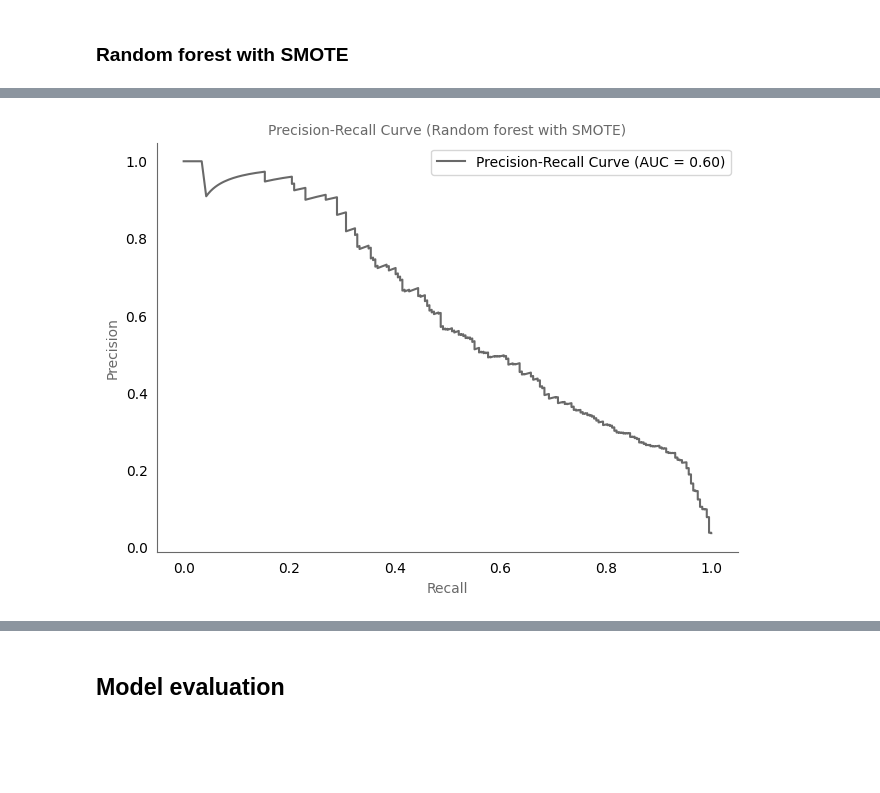
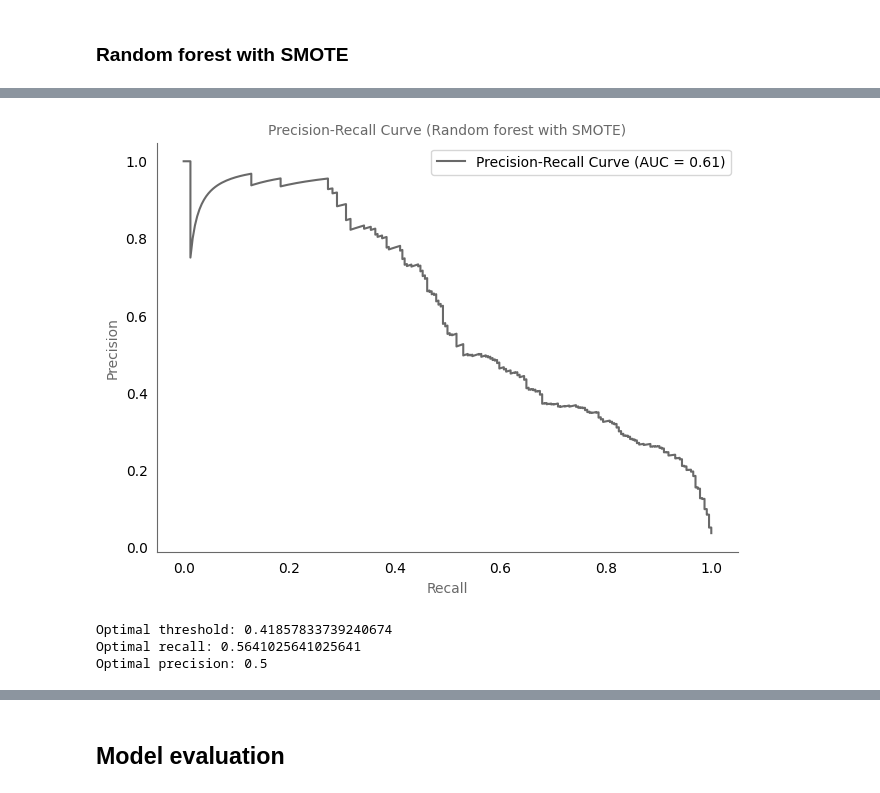
Before and after one commit to earth1987/machine-failure, a Jupyter notebook: notebooks/predicting_failure.ipynb, the cells around one changed output, grey strips where cells are left out. Saved outputs shown, nothing was run; the diff lists cells and outputs as text; code cells hidden in the pictures; blank space fills up the shorter version.

```diff
--- a/notebooks/predicting_failure.ipynb
+++ b/notebooks/predicting_failure.ipynb
@@ -748,13 +877,13 @@ axes.legend();
 # %%
-# Create a pipeline with a classifier (Logistic Regression) and a scaler
+# Create a pipeline with a classifier (random forest) and a scaler
 num_cols = ['Process temperature [K]','Rotational speed [rpm]','Torque [Nm]','Tool wear [min]']
 preprocessor = ColumnTransformer(transformers=[('scaler', MinMaxScaler(), num_cols)], remainder='passthrough')
 pipe = Pipeline([('preprocessor', preprocessor), ('rf', RandomForestClassifier())])
 
 # Define hyperparameters to tune
 param_grid = {
-    'rf__n_estimators': [50, 100, 200],
-    'rf__max_depth': [None, 10, 20, 30],
+    'rf__n_estimators': [100, 200, 300],
+    'rf__max_depth': [None, 10, 20],
     'rf__min_samples_split': [2, 5, 10],
 }
 
@@ -972,9 +1207,9 @@ pipe = make_pipeline(preprocessor, SMOTE(random_state=42), RandomForestClassifie
 # Define hyperparameters to tune
 param_grid = {
     'smote__sampling_strategy': [0.1, 0.5, 1.0],
-    'randomforestclassifier__n_estimators': [25, 50, 100],
+    'randomforestclassifier__n_estimators': [50, 100, 200],
     'randomforestclassifier__max_depth': [None, 10, 20],
-    'randomforestclassifier__min_samples_split': [5, 10, 20],
+    'randomforestclassifier__min_samples_split': [10, 20, 30],
 }
 
 # Use StratifiedKFold for cross-validation to maintain class balance
@@ -1043,32 +1308,43 @@ F1: 0.7217842464850733
 # %%
 # Create a pipeline with a classifier and a quantile transformer
 num_cols = ['Process temperature [K]','Rotational speed [rpm]','Torque [Nm]','Tool wear [min]']
 preprocessor = ColumnTransformer(transformers=[('scaler', MinMaxScaler(), num_cols)], remainder='passthrough')
 pipe = make_pipeline(preprocessor, SMOTE(random_state=42, **smote_best_params), RandomForestClassifier(**rf_best_params))
 
 # Use StratifiedKFold for cross-validation to maintain class balance
 cv = StratifiedKFold(n_splits=5, shuffle=True, random_state=42)
 
 # Perform cross-validated predictions
 y_pred = cross_val_predict(pipe, X_train, y_train, cv=cv, method='predict_proba')[:, 1]
 
 # Calculate precision and recall
-precision, recall, _ = precision_recall_curve(y_train, y_pred)
+precisions, recalls, thresholds = precision_recall_curve(y_train, y_pred)
 
 # Calculate area under the curve (AUC)
-auc_score = auc(recall, precision)
+auc_score = auc(recalls, precisions)
 
 # Plot figure
 fig, axes = plt.subplots(nrows=1, ncols=1, constrained_layout=True, figsize=(6.4, 4.8))
 axes.tick_params(bottom=False, left=False)
 axes.grid(False)
 axes.spines[['top', 'right']].set_visible(False)
 axes.spines[['left', 'bottom']].set_color('dimgray')
 
-axes.plot(recall, precision, label=f'Precision-Recall Curve (AUC = {auc_score:.2f})', color='dimgray', alpha=1)
+axes.plot(recalls, precisions, label=f'Precision-Recall Curve (AUC = {auc_score:.2f})', color='dimgray', alpha=1)
 axes.set_title('Precision-Recall Curve (Random forest with SMOTE)',fontsize=10, color='dimgray')
 axes.set_xlabel('Recall',fontsize=10, color='dimgray')
 axes.set_ylabel('Precision',fontsize=10, color='dimgray')
 axes.legend();
 # %% [output]
-[figure, old version]
+[figure, new version]
+# %%
+# Compute best recall given a minimum precision
+min_precision = 0.5
+optimal_threshold, optimal_precision, optimal_recall = find_optimal_threshold(precisions, recalls, thresholds, min_precision)
+print(f"Optimal threshold: {optimal_threshold}")
+print(f"Optimal recall: {optimal_recall}")
+print(f"Optimal precision: {optimal_precision}")
+# %% [output]
+Optimal threshold: 0.41857833739240674
+Optimal recall: 0.5641025641025641
+Optimal precision: 0.5
```
Also changed, not shown: parts of 44 cells of this notebook.
